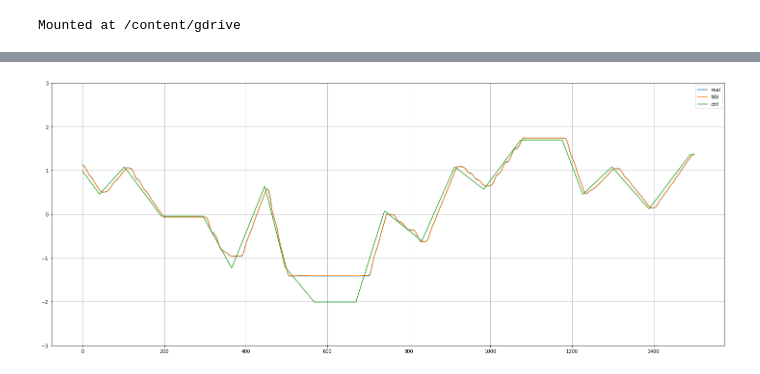
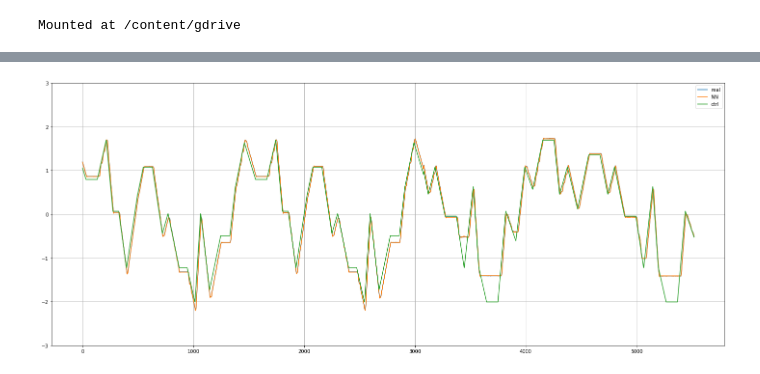
Before and after one commit to lukasmolnar/RoboCup_NN_Modeling, a Jupyter notebook: NN_Modeling_ShoulderPitch.ipynb, the cells around one changed output, grey strips where cells are left out. Drawn from its saved outputs; the diff is of its cells as text; code cells hidden in the pictures.

```diff
--- a/NN_Modeling_ShoulderPitch.ipynb
+++ b/NN_Modeling_ShoulderPitch.ipynb
@@ -78,8 +78,8 @@ class MLP(nn.Module):
     return [scaler.mean_,scaler.scale_]
 # %%
 # Prepare dataset
-data_path_train = '/content/gdrive/MyDrive/NN_Modeling_Dataset/ShoulderPitch/Left/train/'
-data_path_test = '/content/gdrive/MyDrive/NN_Modeling_Dataset/ShoulderPitch/Left/test/'
+data_path_train = '/content/gdrive/MyDrive/NN_Modeling_Dataset/ShoulderPitch/Right/train/'
+data_path_test = '/content/gdrive/MyDrive/NN_Modeling_Dataset/ShoulderPitch/Right/test/'
 
 data_columns = ["in_0", "in_1", "in_2", "in_3", "in_4",
                 "pos_0", "pos_1", "pos_2", "pos_3", "pos_4",
@@ -309,19 +307,19 @@ plt.show()
 # %%
-# Plot results for validation data (first 1500 timesteps)
+# Plot results for some validation data
 
 plt.figure(figsize=(25,10))
 
-real_trajectory = data_valid.y[:1500]
-predicted_trajectory = mlp(data_valid.X[:1500,:].float())
+real_trajectory = data_valid.y[:]
+predicted_trajectory = mlp(data_valid.X[:,:].float())
 
-requested = data_valid.X[:1500, 0]
+requested = data_valid.X[:, 0]
 
 plt.plot(real_trajectory, label="real")
 plt.plot(predicted_trajectory.detach().numpy(), label="NN")
 plt.plot(requested, label = "ctrl")
 plt.legend()
 plt.grid()
 plt.ylim([-3,3])
 plt.show()
 # %% [output]
-[figure, old version]
+[figure, new version]
```
Also changed, not shown: parts of 7 cells of this notebook.
